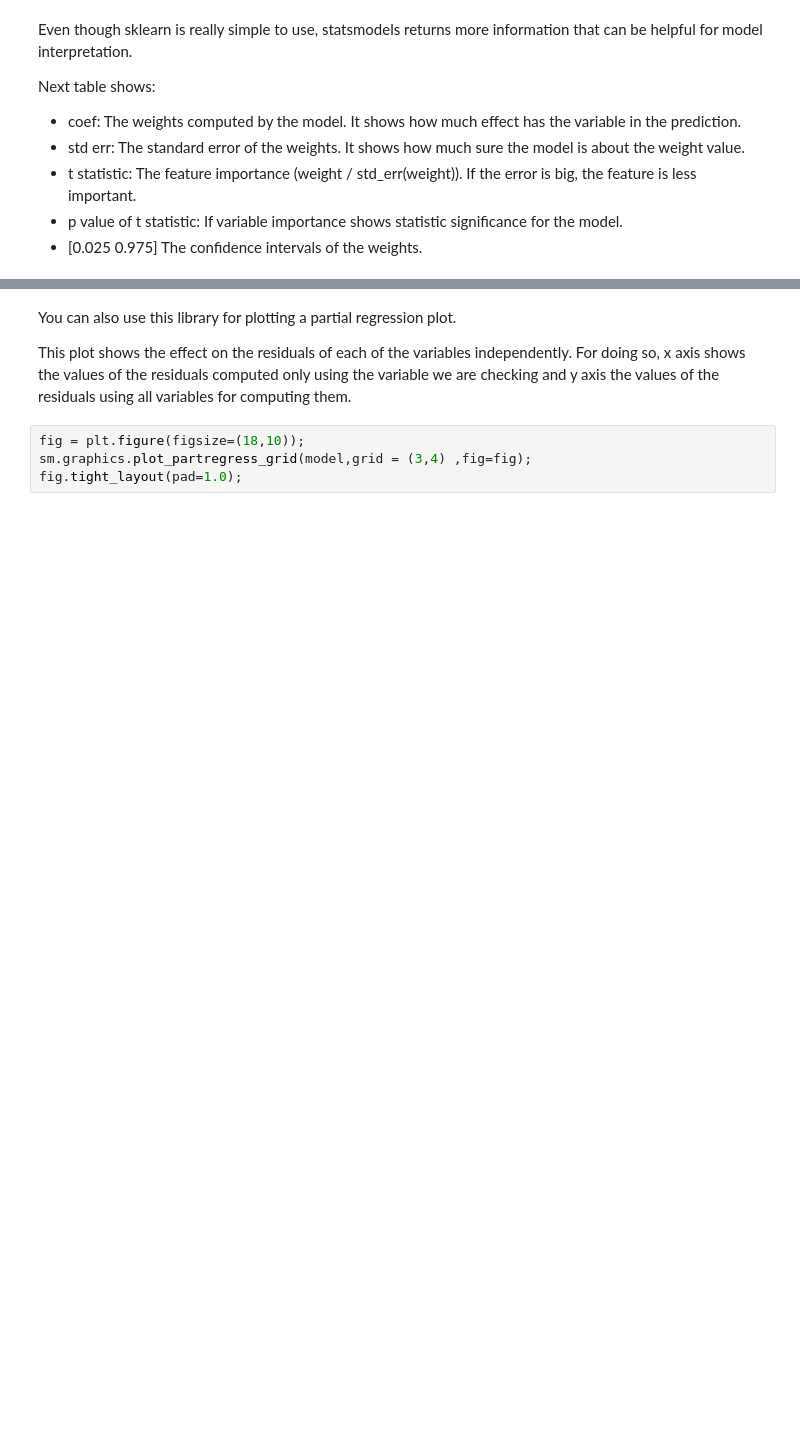
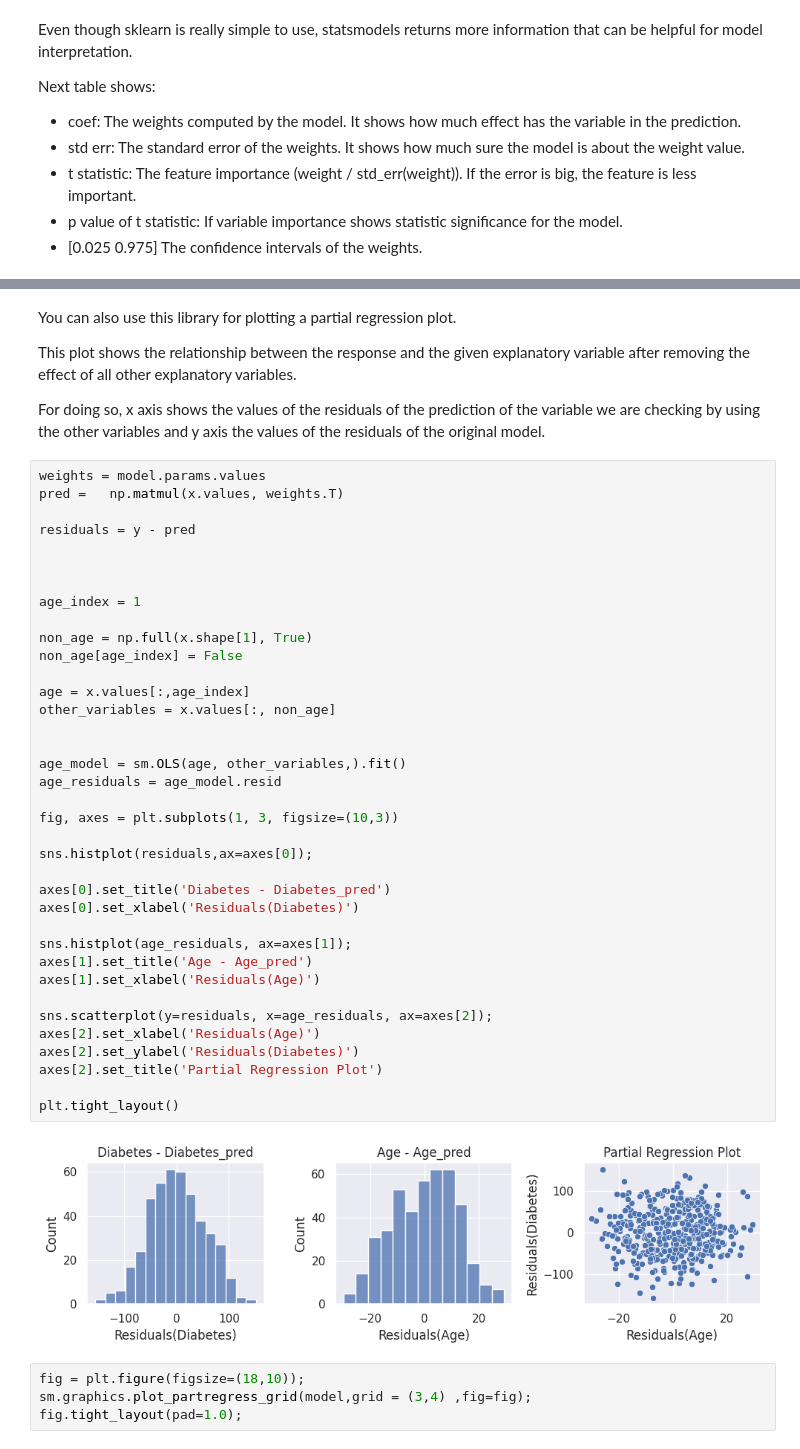
Before and after one commit to HPAI-BSC/interpretable_models_seminar, a Jupyter notebook: src/interpretable_models.ipynb, the cells around one changed output, grey strips where cells are left out. Cells and saved outputs as stored; diff of their text form; blank space fills up the shorter version.

Commit message:
Update slides and figures

```diff
--- a/src/interpretable_models.ipynb
+++ b/src/interpretable_models.ipynb
@@ -163,7 +163,48 @@ strong multicollinearity or other numerical problems.
 # %% [markdown]
 You can also use this library for plotting a partial regression plot.
 
-This plot shows the effect on the residuals of each of the variables independently. For doing so, x axis shows the values of the residuals computed only using the variable we are checking and y axis the values of the residuals using all variables for computing them.
+This plot shows the relationship between the response and the given explanatory variable after removing the effect of all other explanatory variables.
+
+For doing so, x axis shows the values of the residuals of the prediction of the variable we are checking by using the other variables and y axis the values of the residuals of the original model.
+# %%
+weights = model.params.values
+pred =   np.matmul(x.values, weights.T)
+
+residuals = y - pred
+
+
+
+age_index = 1
+
+non_age = np.full(x.shape[1], True)
+non_age[age_index] = False
+
+age = x.values[:,age_index]
+other_variables = x.values[:, non_age]
+
+
+age_model = sm.OLS(age, other_variables,).fit()
+age_residuals = age_model.resid
+
+fig, axes = plt.subplots(1, 3, figsize=(10,3))
+
+sns.histplot(residuals,ax=axes[0]);
+
+axes[0].set_title('Diabetes - Diabetes_pred')
+axes[0].set_xlabel('Residuals(Diabetes)')
+
+sns.histplot(age_residuals, ax=axes[1]);
+axes[1].set_title('Age - Age_pred')
+axes[1].set_xlabel('Residuals(Age)')
+
+sns.scatterplot(y=residuals, x=age_residuals, ax=axes[2]);
+axes[2].set_xlabel('Residuals(Age)')
+axes[2].set_ylabel('Residuals(Diabetes)')
+axes[2].set_title('Partial Regression Plot')
+
+plt.tight_layout()
+# %% [output]
+[figure, added]
 # %%
 fig = plt.figure(figsize=(18,10));
 sm.graphics.plot_partregress_grid(model,grid = (3,4) ,fig=fig);
```
Also changed, not shown: parts of 4 cells of this notebook, 25 other files.
